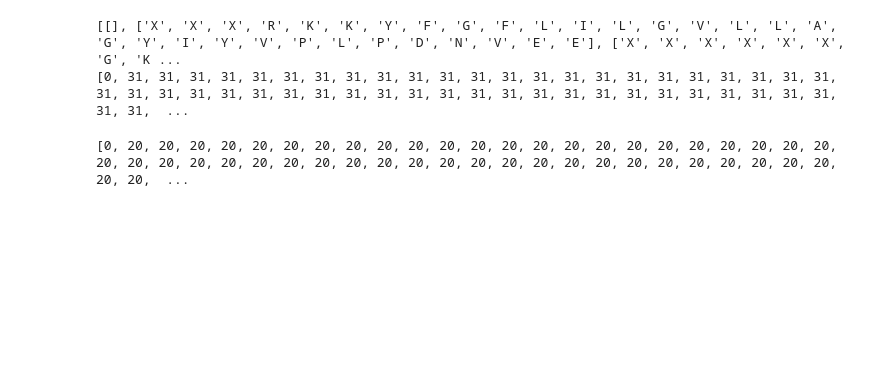
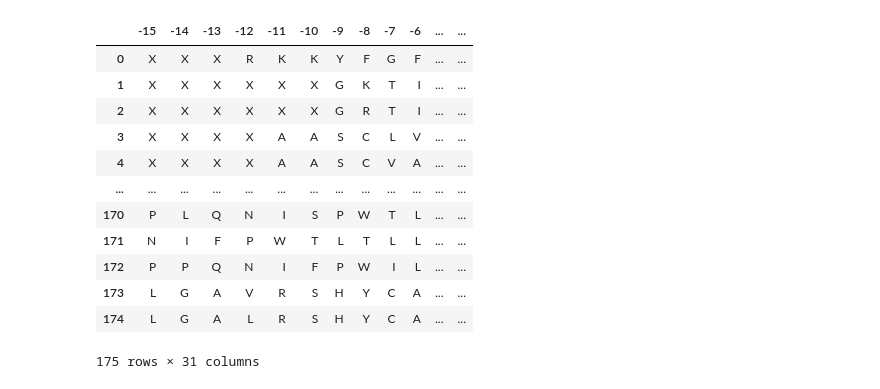
Before and after one commit to puppoppo/typeII_MP_analyze, a Jupyter notebook: AAindex.ipynb, the cells around one changed output. Saved outputs shown, nothing was run; the diff lists cells and outputs as text; code cells hidden in the pictures; blank space fills up the shorter version.

```diff
--- a/AAindex.ipynb
+++ b/AAindex.ipynb
@@ -30,22 +53,33 @@ print (AAall)
 # %%
 er=open('er.fas','r')
-erfas=[[]]
+
+fas = [[]]
 
 while True:
     reading = er.readline()
     reading = reading.rstrip()
+
     if not reading.startswith('>'):
         if reading == '':
             break
-        erfas.append(list(reading))
+        fas.append(list(reading))
 
-print(erfas)
+fas.remove([])
+columns=list(range(-15,16))
+df_er=pd.DataFrame(fas,columns=columns)
 
-print([len(v) for v in erfas])
+df_er
 # %% [output]
+|  | -15 | -14 | -13 | -12 | -11 | -10 | -9 | -8 | -7 | -6 | ... | ... |
+| 0 | X | X | X | R | K | K | Y | F | G | F | ... | ... |
+| 1 | X | X | X | X | X | X | G | K | T | I | ... | ... |
+| 2 | X | X | X | X | X | X | G | R | T | I | ... | ... |
+| 3 | X | X | X | X | A | A | S | C | L | V | ... | ... |
+| 4 | X | X | X | X | A | A | S | C | V | A | ... | ... |
+| ... | ... | ... | ... | ... | ... | ... | ... | ... | ... | ... | ... | ... |
+| 170 | P | L | Q | N | I | S | P | W | T | L | ... | ... |
+| 171 | N | I | F | P | W | T | L | T | L | L | ... | ... |
+| 172 | P | P | Q | N | I | F | P | W | I | L | ... | ... |
+| 173 | L | G | A | V | R | S | H | Y | C | A | ... | ... |
+| 174 | L | G | A | L | R | S | H | Y | C | A | ... | ... |
-[[], ['X', 'X', 'X', 'R', 'K', 'K', 'Y', 'F', 'G', 'F', 'L', 'I', 'L', 'G', 'V', 'L', 'L', 'A', 'G', 'Y', 'I', 'Y', 'V', 'P', 'L', 'P', 'D', 'N', 'V', 'E', 'E'], ['X', 'X', 'X', 'X', 'X', 'X', 'G', 'K ...
-[0, 31, 31, 31, 31, 31, 31, 31, 31, 31, 31, 31, 31, 31, 31, 31, 31, 31, 31, 31, 31, 31, 31, 31, 31, 31, 31, 31, 31, 31, 31, 31, 31, 31, 31, 31, 31, 31, 31, 31, 31, 31, 31, 31, 31, 31, 31, 31, 31, 31,  ...
+175 rows × 31 columns
-# %%
-print([len(v) for v in AAall])
-# %% [output]
-[0, 20, 20, 20, 20, 20, 20, 20, 20, 20, 20, 20, 20, 20, 20, 20, 20, 20, 20, 20, 20, 20, 20, 20, 20, 20, 20, 20, 20, 20, 20, 20, 20, 20, 20, 20, 20, 20, 20, 20, 20, 20, 20, 20, 20, 20, 20, 20, 20, 20,  ...
```
Also changed, not shown: parts of 3 cells of this notebook.
